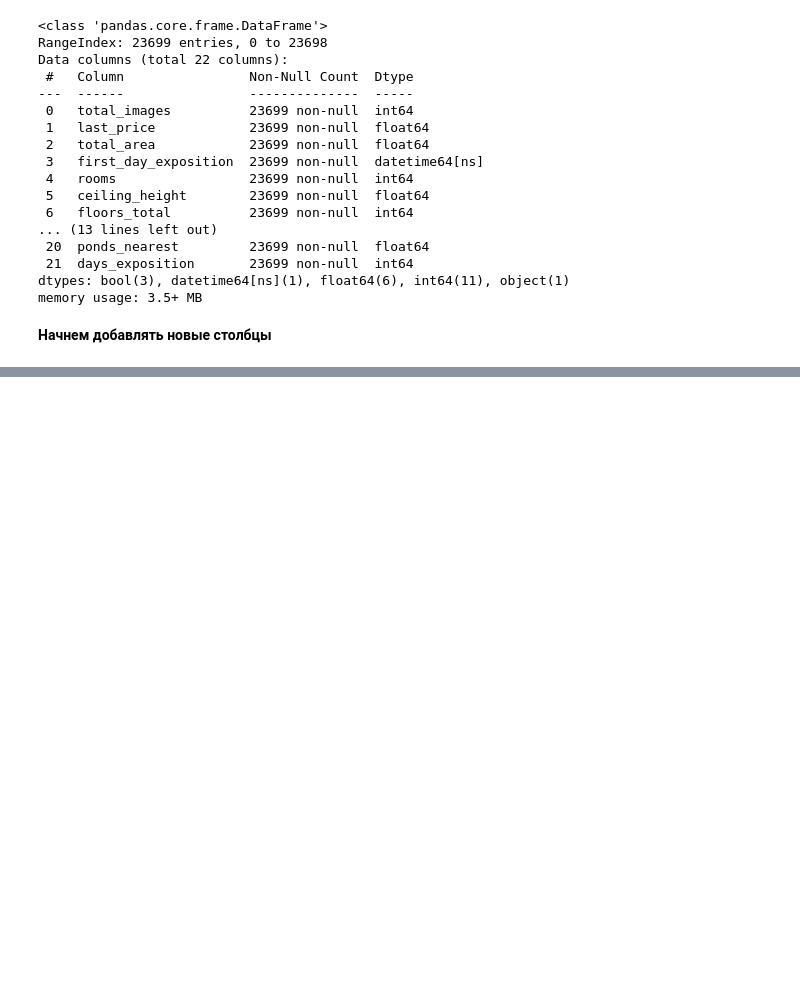
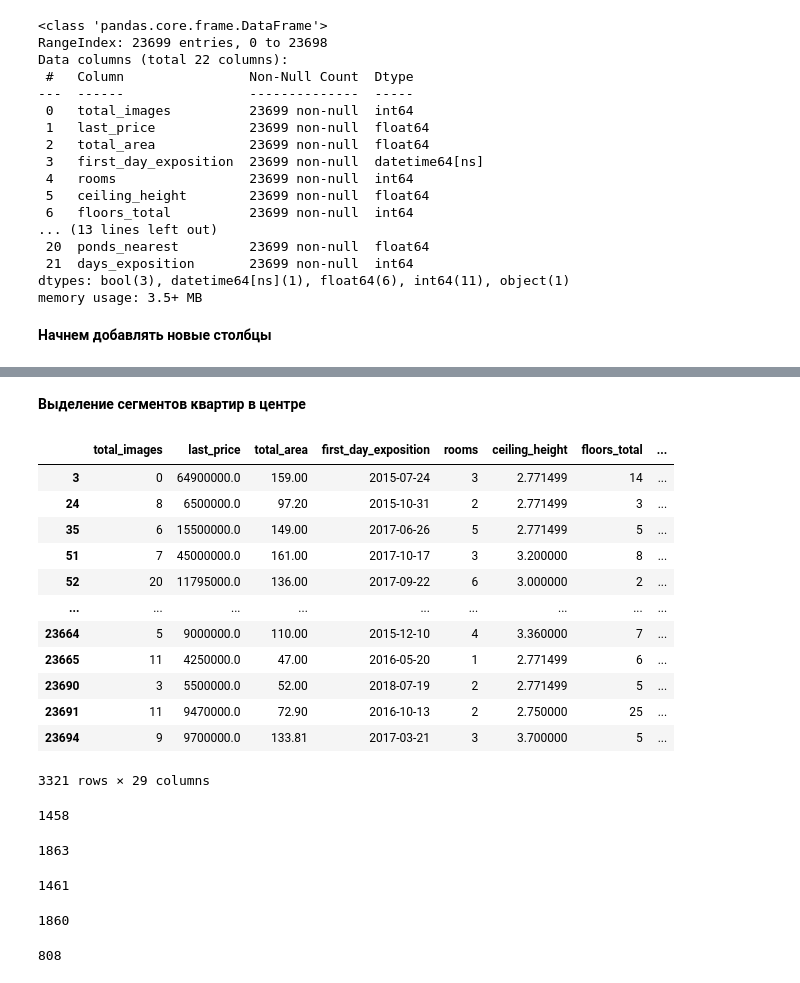
Before and after one commit to Forever4sleep/Practice-Data-Analysis, a Jupyter notebook: code.ipynb, the cells around one changed output, grey strips where cells are left out. Saved outputs shown, nothing was run; the diff lists cells and outputs as text; code cells hidden in the pictures; blank space fills up the shorter version.

```diff
--- a/code.ipynb
+++ b/code.ipynb
@@ -264,0 +387,54 @@ data.sample()
+# %% [markdown]
+**Выделение сегментов квартир в центре**
+# %%
+near_center_data = data[data['cityCenters_nearest'] < 7_000]
+# %%
+near_center_data
+# %% [output]
+|  | total_images | last_price | total_area | first_day_exposition | rooms | ceiling_height | floors_total | ... |
+| 3 | 0 | 64900000.0 | 159.00 | 2015-07-24 | 3 | 2.771499 | 14 | ... |
+| 24 | 8 | 6500000.0 | 97.20 | 2015-10-31 | 2 | 2.771499 | 3 | ... |
+| 35 | 6 | 15500000.0 | 149.00 | 2017-06-26 | 5 | 2.771499 | 5 | ... |
+| 51 | 7 | 45000000.0 | 161.00 | 2017-10-17 | 3 | 3.200000 | 8 | ... |
+| 52 | 20 | 11795000.0 | 136.00 | 2017-09-22 | 6 | 3.000000 | 2 | ... |
+| ... | ... | ... | ... | ... | ... | ... | ... | ... |
+| 23664 | 5 | 9000000.0 | 110.00 | 2015-12-10 | 4 | 3.360000 | 7 | ... |
+| 23665 | 11 | 4250000.0 | 47.00 | 2016-05-20 | 1 | 2.771499 | 6 | ... |
+| 23690 | 3 | 5500000.0 | 52.00 | 2018-07-19 | 2 | 2.771499 | 5 | ... |
+| 23691 | 11 | 9470000.0 | 72.90 | 2016-10-13 | 2 | 2.750000 | 25 | ... |
+| 23694 | 9 | 9700000.0 | 133.81 | 2017-03-21 | 3 | 3.700000 | 5 | ... |
+3321 rows × 29 columns
+# %%
+# Квартиры, близкие к центру, разбитые на сегменты по комнатам: до двух комнат и больше 2 комнат
+near_center_data_up_to_two_rooms = near_center_data[near_center_data.rooms <= 2]
+near_center_data_more_than_two_rooms = near_center_data[near_center_data.rooms > 2]
+
+near_center_data_up_to_two_rooms.shape[0]
+# %% [output]
+1458
+# %%
+near_center_data_more_than_two_rooms.shape[0]
+# %% [output]
+1863
+# %%
+# Квартиры, близкие к центру, разбитые на сегменты по расстоянию: квартиры которые имеют расстояние до центра
+# меньше среднего и больше среднего
+near_center_data_up_to_average = near_center_data[near_center_data.cityCenters_nearest <= 4344]
+near_center_data_more_than_average = near_center_data[near_center_data.cityCenters_nearest > 4344]
+
+near_center_data_up_to_average.shape[0]
+# %% [output]
+1461
+# %%
+near_center_data_more_than_average.shape[0]
+# %% [output]
+1860
+# %%
+# Квартиры, близкие к центру, разбитые на сегменты по площади: квартиры с большой площадью
+# и площадью поменьше
+near_center_data_area_above_average = near_center_data[near_center_data.total_area > 112]
+near_center_data_area_below_average = near_center_data[near_center_data.total_area <= 112]
+
+near_center_data_area_above_average.shape[0]
+# %% [output]
+808
```
Also changed, not shown: parts of 68 cells of this notebook, 2 other files.
